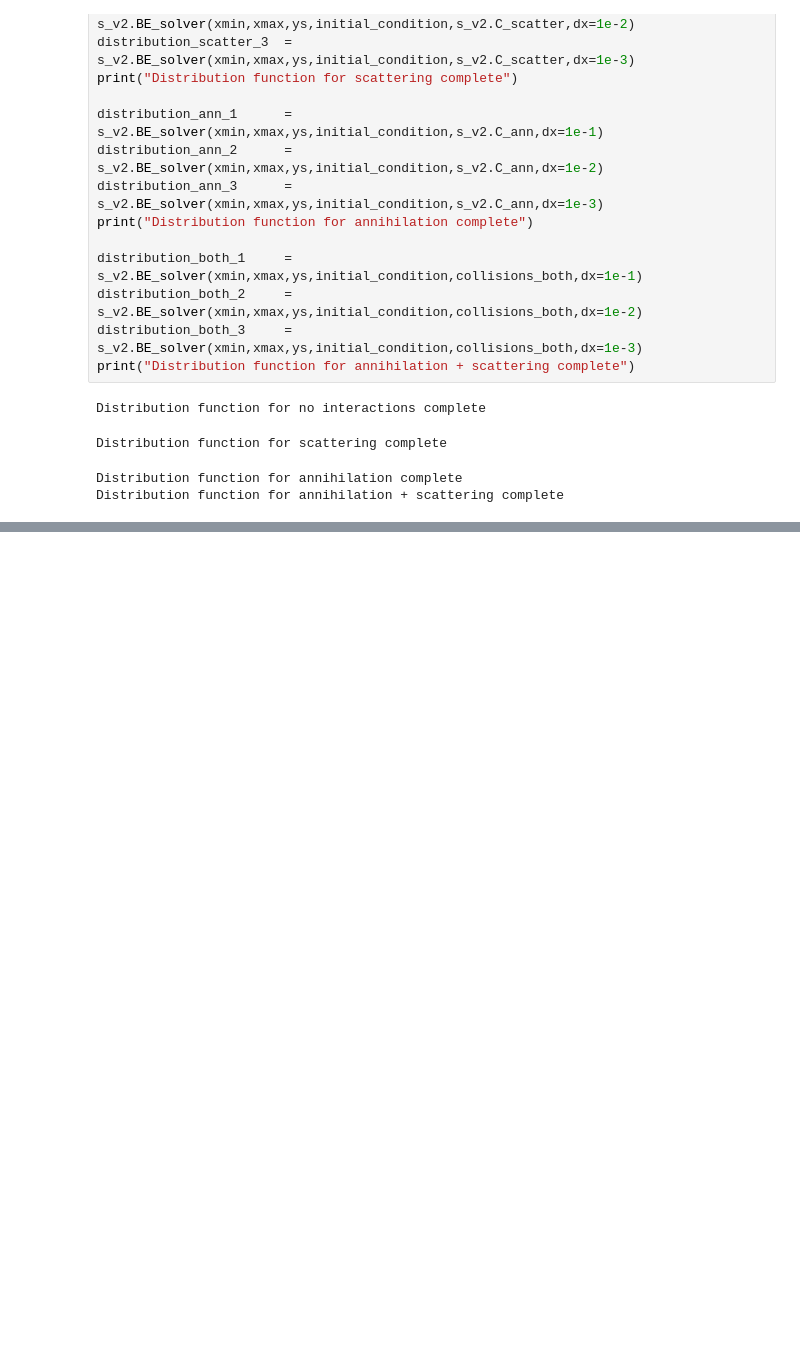
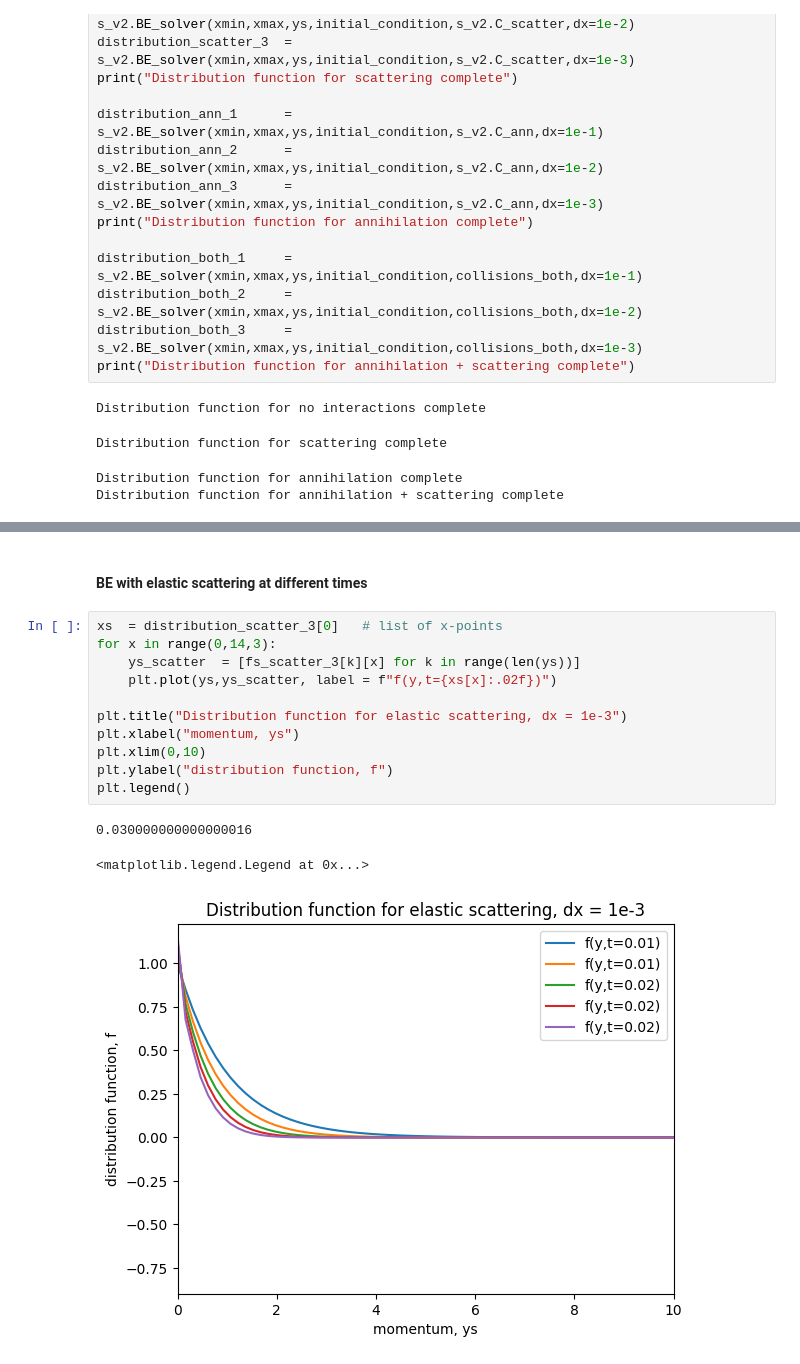
Before and after one commit to TobiasWasheim/master_thesis, a Jupyter notebook: data.ipynb, the cells around one changed output, grey strips where cells are left out. Cells and saved outputs as stored; diff of their text form; blank space fills up the shorter version.

```diff
--- a/data.ipynb
+++ b/data.ipynb
@@ -152,0 +160,17 @@ ax[1,1].legend()
+# %% [markdown]
+#### BE with elastic scattering at different times
+# %%
+xs  = distribution_scatter_3[0]   # list of x-points
+for x in range(0,14,3):
+    ys_scatter  = [fs_scatter_3[k][x] for k in range(len(ys))]
+    plt.plot(ys,ys_scatter, label = f"f(y,t={xs[x]:.02f})")
+
+plt.title("Distribution function for elastic scattering, dx = 1e-3")
+plt.xlabel("momentum, ys")
+plt.xlim(0,10)
+plt.ylabel("distribution function, f")
+plt.legend()
+# %% [output]
+0.030000000000000016
+<matplotlib.legend.Legend at 0x...>
+[figure, added]
```
Also changed, not shown: parts of 5 cells of this notebook.
